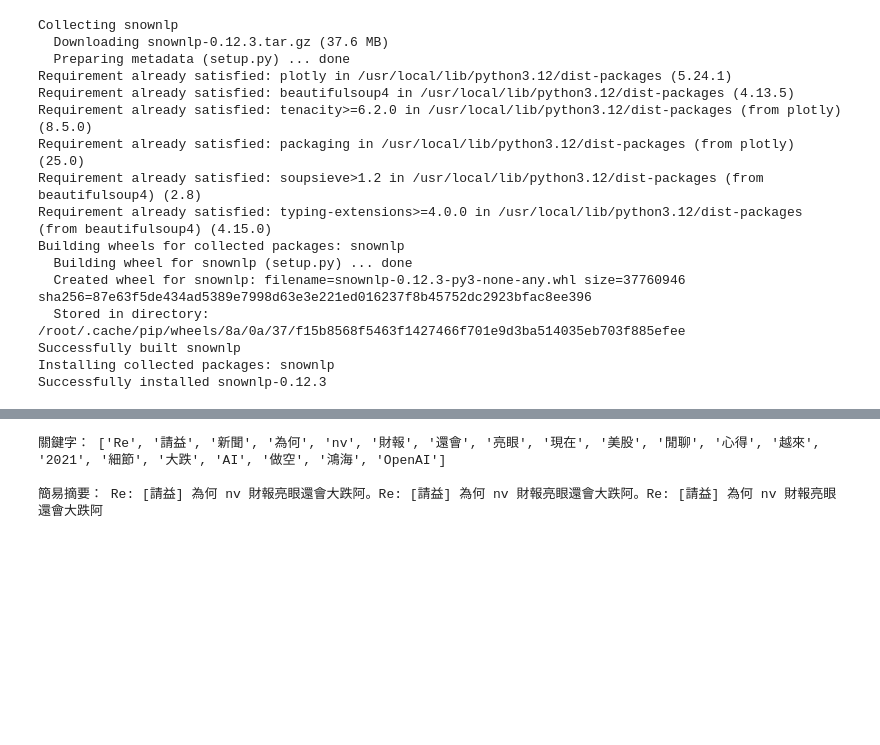
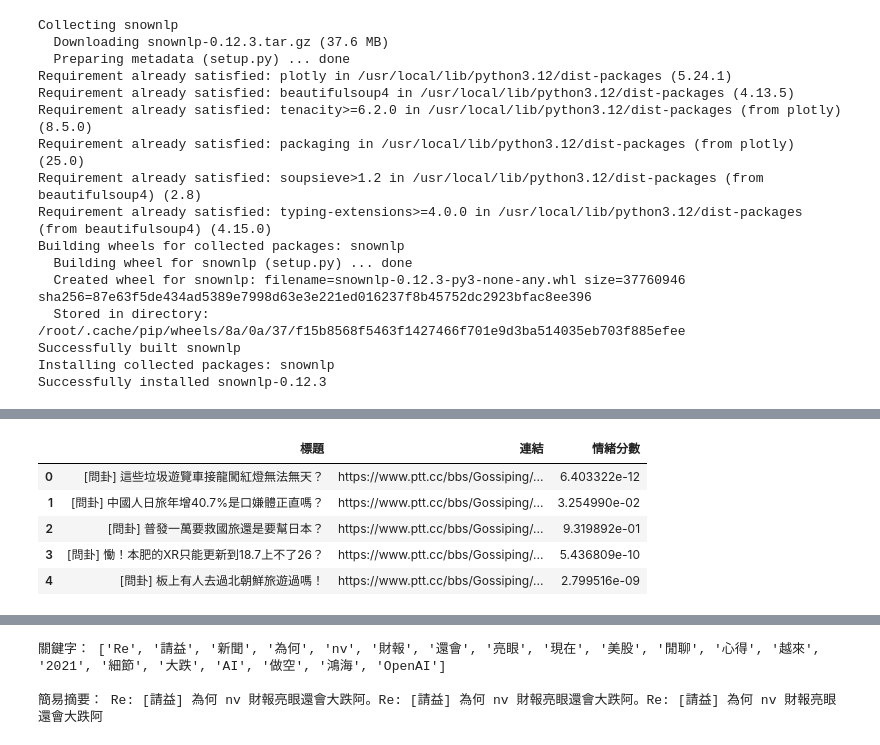
Before and after one commit to peculab/PythonAI4Beginners, a Jupyter notebook: week13_網路資料自動爬取與分析.ipynb, the cells around one changed output, grey strips where cells are left out. Saved outputs shown, nothing was run; the diff lists cells and outputs as text; code cells hidden in the pictures; blank space fills up the shorter version.

```diff
--- a/week13_網路資料自動爬取與分析.ipynb
+++ b/week13_網路資料自動爬取與分析.ipynb
@@ -110,3 +141,12 @@ df
+# %%
+df.head()
+# %% [output]
+|  | 標題 | 連結 | 情緒分數 |
+| 0 | [問卦] 這些垃圾遊覽車接龍闖紅燈無法無天？ | https://www.ptt.cc/bbs/Gossiping/... | 6.403322e-12 |
+| 1 | [問卦] 中國人日旅年增40.7%是口嫌體正直嗎？ | https://www.ptt.cc/bbs/Gossiping/... | 3.254990e-02 |
+| 2 | [問卦] 普發一萬要救國旅還是要幫日本？ | https://www.ptt.cc/bbs/Gossiping/... | 9.319892e-01 |
+| 3 | [問卦] 慟！本肥的XR只能更新到18.7上不了26？ | https://www.ptt.cc/bbs/Gossiping/... | 5.436809e-10 |
+| 4 | [問卦] 板上有人去過北朝鮮旅遊過嗎！ | https://www.ptt.cc/bbs/Gossiping/... | 2.799516e-09 |
 # %%
 # 畫圖
 fig = px.bar(
```
Also changed, not shown: parts of 27 cells of this notebook.
